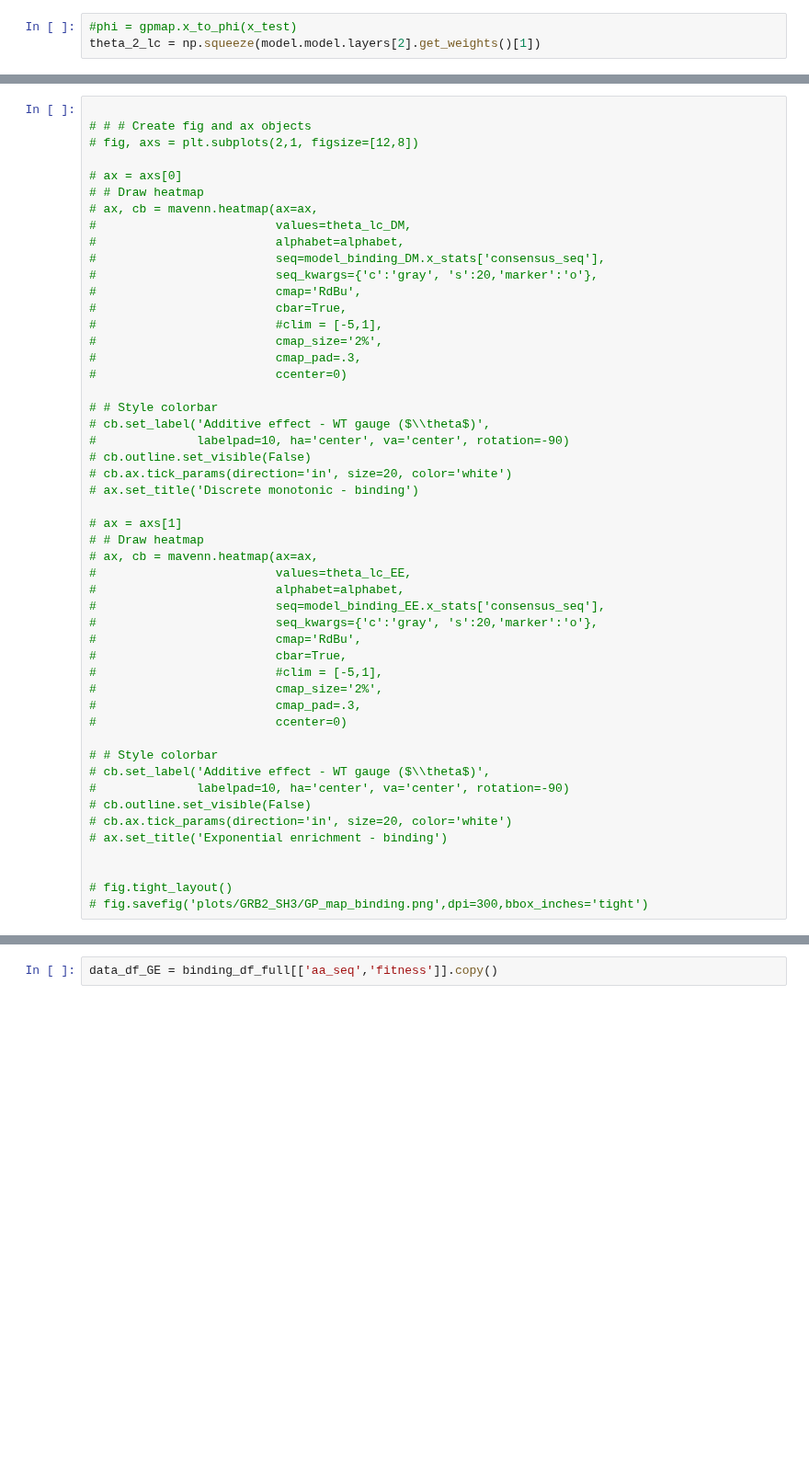
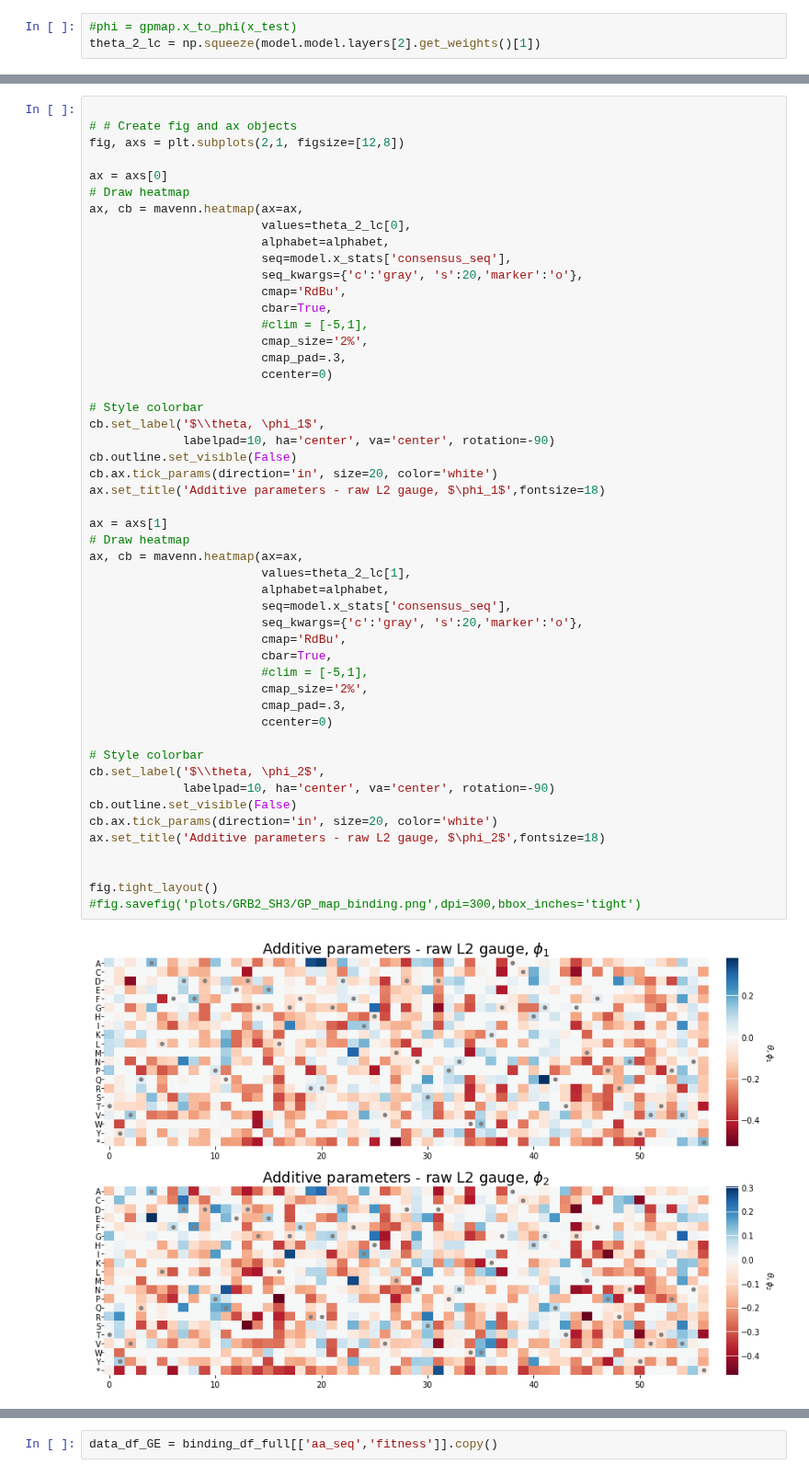
Before and after one commit to jbkinney/mavenn, a Jupyter notebook: mavenn/development_mavenn2/Lehner_double_dms/2023.01.22.multilatent_phi_GE.ipynb, the cells around one changed output, grey strips where cells are left out. Shown at 92% size. Saved outputs shown, nothing was run; the diff lists cells and outputs as text; blank space fills up the shorter version.

```diff
--- a/mavenn/development_mavenn2/Lehner_double_dms/2023.01.22.multilatent_phi_GE.ipynb
+++ b/mavenn/development_mavenn2/Lehner_double_dms/2023.01.22.multilatent_phi_GE.ipynb
@@ -180,50 +184,52 @@ Text(0, 0.5, '$\\theta_{lc}, \\phi_2$ ')
 # %%
 
-# # # Create fig and ax objects
-# fig, axs = plt.subplots(2,1, figsize=[12,8])
+# # Create fig and ax objects
+fig, axs = plt.subplots(2,1, figsize=[12,8])
 
-# ax = axs[0]
-# # Draw heatmap
-# ax, cb = mavenn.heatmap(ax=ax,
-#                         values=theta_lc_DM,
-#                         alphabet=alphabet,
-#                         seq=model_binding_DM.x_stats['consensus_seq'],
-#                         seq_kwargs={'c':'gray', 's':20,'marker':'o'},
-#                         cmap='RdBu',
-#                         cbar=True,
-#                         #clim = [-5,1],
-#                         cmap_size='2%',
-#                         cmap_pad=.3,
-#                         ccenter=0)
+ax = axs[0]
+# Draw heatmap
+ax, cb = mavenn.heatmap(ax=ax,
+                        values=theta_2_lc[0],
+                        alphabet=alphabet,
+                        seq=model.x_stats['consensus_seq'],
+                        seq_kwargs={'c':'gray', 's':20,'marker':'o'},
+                        cmap='RdBu',
+                        cbar=True,
+                        #clim = [-5,1],
+                        cmap_size='2%',
+                        cmap_pad=.3,
+                        ccenter=0)
 
-# # Style colorbar
-# cb.set_label('Additive effect - WT gauge ($\\theta$)',
-#              labelpad=10, ha='center', va='center', rotation=-90)
-# cb.outline.set_visible(False)
-# cb.ax.tick_params(direction='in', size=20, color='white')
-# ax.set_title('Discrete monotonic - binding')
+# Style colorbar
+cb.set_label('$\\theta, \phi_1$',
+             labelpad=10, ha='center', va='center', rotation=-90)
+cb.outline.set_visible(False)
+cb.ax.tick_params(direction='in', size=20, color='white')
+ax.set_title('Additive parameters - raw L2 gauge, $\phi_1$',fontsize=18)
 
-# ax = axs[1]
-# # Draw heatmap
-# ax, cb = mavenn.heatmap(ax=ax,
-#                         values=theta_lc_EE,
-#                         alphabet=alphabet,
-#                         seq=model_binding_EE.x_stats['consensus_seq'],
-#                         seq_kwargs={'c':'gray', 's':20,'marker':'o'},
-#                         cmap='RdBu',
-#                         cbar=True,
-#                         #clim = [-5,1],
-#                         cmap_size='2%',
-#                         cmap_pad=.3,
-#                         ccenter=0)
+ax = axs[1]
+# Draw heatmap
+ax, cb = mavenn.heatmap(ax=ax,
+                        values=theta_2_lc[1],
+                        alphabet=alphabet,
+                        seq=model.x_stats['consensus_seq'],
+                        seq_kwargs={'c':'gray', 's':20,'marker':'o'},
+                        cmap='RdBu',
+                        cbar=True,
+                        #clim = [-5,1],
+                        cmap_size='2%',
+                        cmap_pad=.3,
+                        ccenter=0)
 
-# # Style colorbar
-# cb.set_label('Additive effect - WT gauge ($\\theta$)',
-#              labelpad=10, ha='center', va='center', rotation=-90)
-# cb.outline.set_visible(False)
-# cb.ax.tick_params(direction='in', size=20, color='white')
-# ax.set_title('Exponential enrichment - binding')
+# Style colorbar
+cb.set_label('$\\theta, \phi_2$',
+             labelpad=10, ha='center', va='center', rotation=-90)
+cb.outline.set_visible(False)
+cb.ax.tick_params(direction='in', size=20, color='white')
+ax.set_title('Additive parameters - raw L2 gauge, $\phi_2$',fontsize=18)
 
 
-# fig.tight_layout()
-# fig.savefig('plots/GRB2_SH3/GP_map_binding.png',dpi=300,bbox_inches='tight')
+fig.tight_layout()
+#fig.savefig('plots/GRB2_SH3/GP_map_binding.png',dpi=300,bbox_inches='tight')
+# %% [output]
+[figure, added]
```
Also changed, not shown: parts of 23 cells of this notebook.
